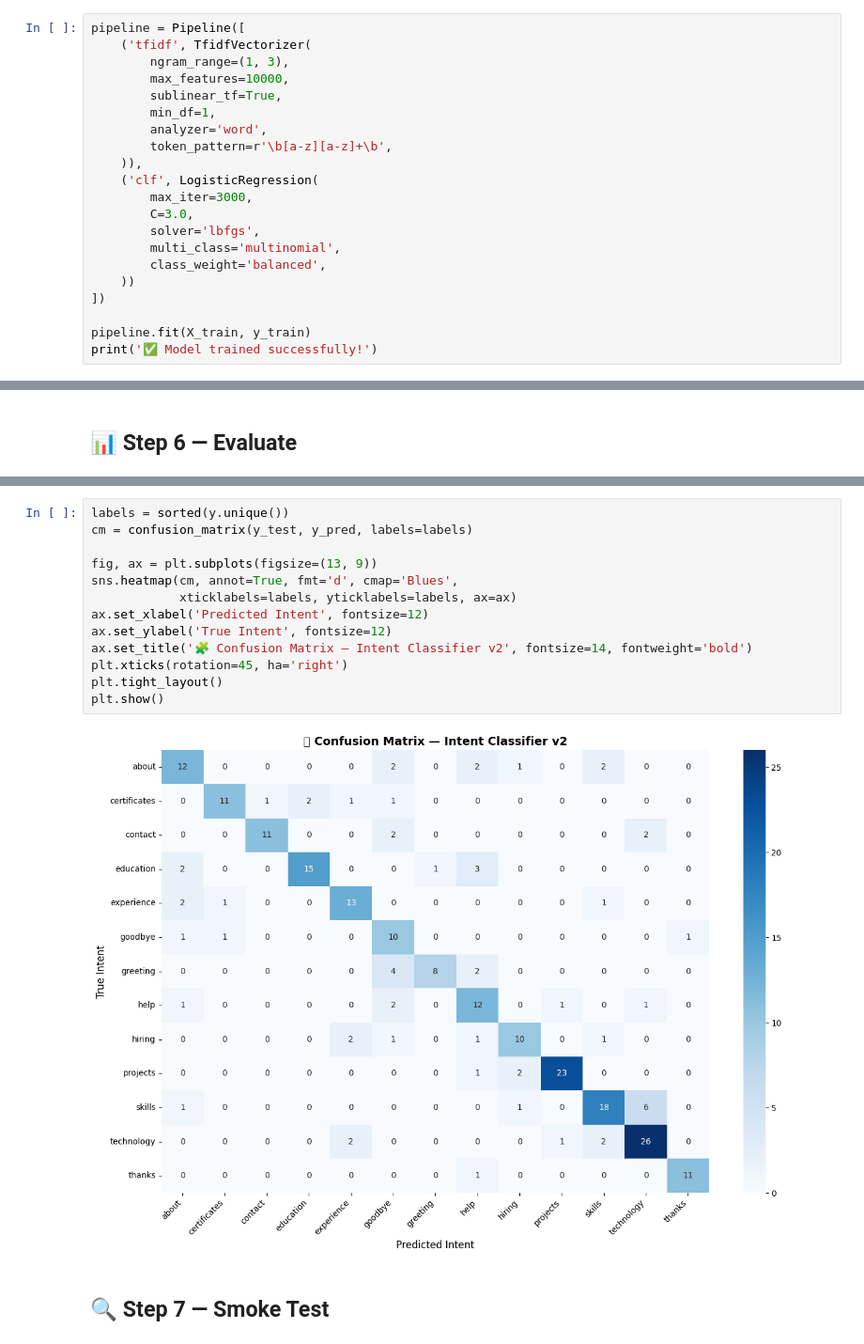
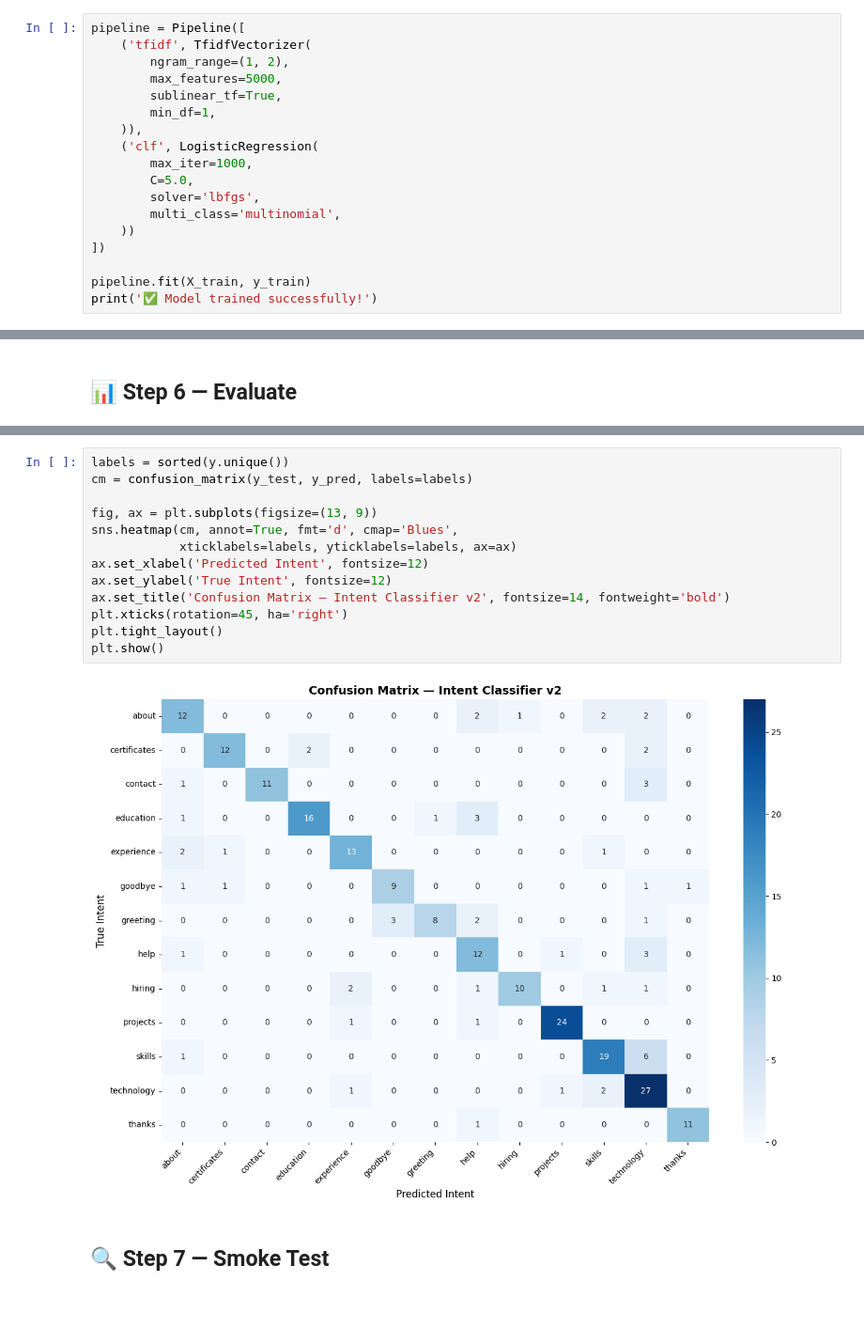
Before and after one commit to aniket00101/TF-IDF-and-Logistic-Regression-Model-For-Portfolio-Chatbot, a Jupyter notebook: model/train_chatbot.ipynb, the cells around one changed output, grey strips where cells are left out. Shown at 94% size. Cells and saved outputs as stored; diff of their text form; blank space fills up the shorter version.

```diff
--- a/model/train_chatbot.ipynb
+++ b/model/train_chatbot.ipynb
@@ -129,19 +129,16 @@ Testing  samples : 242
 # %%
 pipeline = Pipeline([
     ('tfidf', TfidfVectorizer(
-        ngram_range=(1, 3),
-        max_features=10000,
+        ngram_range=(1, 2),
+        max_features=5000,
         sublinear_tf=True,
         min_df=1,
-        analyzer='word',
-        token_pattern=r'\b[a-z][a-z]+\b',
     )),
     ('clf', LogisticRegression(
-        max_iter=3000,
-        C=3.0,
+        max_iter=1000,
+        C=5.0,
         solver='lbfgs',
         multi_class='multinomial',
-        class_weight='balanced',
     ))
 ])
 
@@ -184,18 +181,18 @@ Folds     : [0.682, 0.682, 0.74, 0.701, 0.718]
 # %%
 labels = sorted(y.unique())
 cm = confusion_matrix(y_test, y_pred, labels=labels)
 
 fig, ax = plt.subplots(figsize=(13, 9))
 sns.heatmap(cm, annot=True, fmt='d', cmap='Blues',
             xticklabels=labels, yticklabels=labels, ax=ax)
 ax.set_xlabel('Predicted Intent', fontsize=12)
 ax.set_ylabel('True Intent', fontsize=12)
-ax.set_title('🧩 Confusion Matrix — Intent Classifier v2', fontsize=14, fontweight='bold')
+ax.set_title('Confusion Matrix — Intent Classifier v2', fontsize=14, fontweight='bold')
 plt.xticks(rotation=45, ha='right')
 plt.tight_layout()
 plt.show()
 # %% [output]
-[figure, old version]
+[figure, new version]
 # %% [markdown]
 ## 🔍 Step 7 — Smoke Test
 # %%
```
Also changed, not shown: parts of 8 cells of this notebook, 1 other file.
